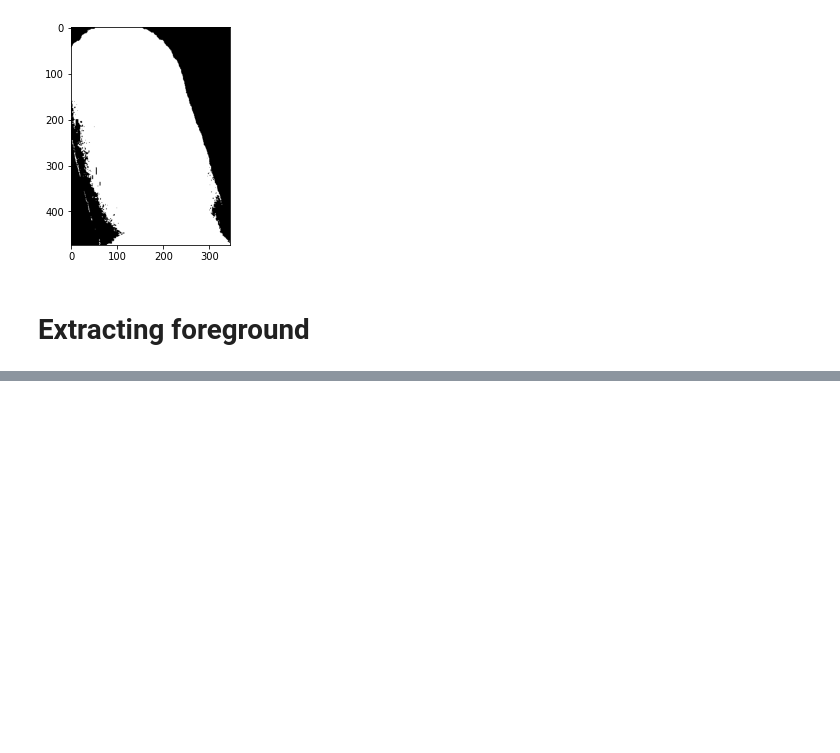
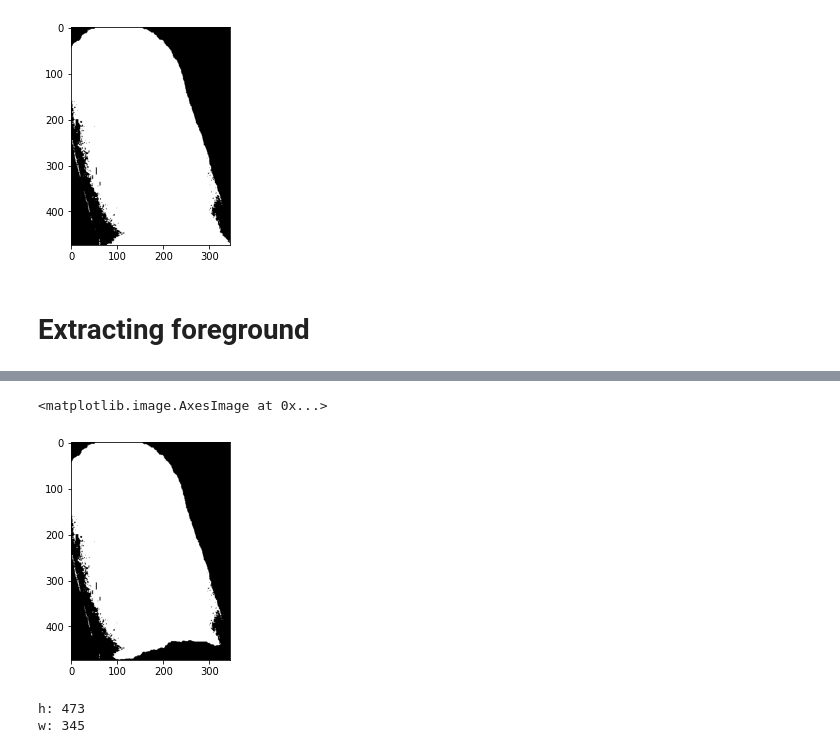
Before and after one commit to lattardts/jupyter_test_notebooks, a Jupyter notebook: fingerprint/Finger_Mask_Extraction.ipynb, the cells around one changed output, grey strips where cells are left out. Saved outputs shown, nothing was run; the diff lists cells and outputs as text; code cells hidden in the pictures; blank space fills up the shorter version.

```diff
--- a/fingerprint/Finger_Mask_Extraction.ipynb
+++ b/fingerprint/Finger_Mask_Extraction.ipynb
@@ -58,0 +60,13 @@ plt.imshow(output)
+# %%
+fused_mask = cv2.bitwise_and(skin_mask, fg_mask)
+plt.imshow(fused_mask, cmap = 'gray')
+# %% [output]
+<matplotlib.image.AxesImage at 0x...>
+[figure, added]
+# %%
+h,w = rgb_frame.shape[:2]
+print ('h:', h)
+print ('w:', w)
+# %% [output]
+h: 473
+w: 345
```
Also changed, not shown: parts of 4 cells of this notebook.
